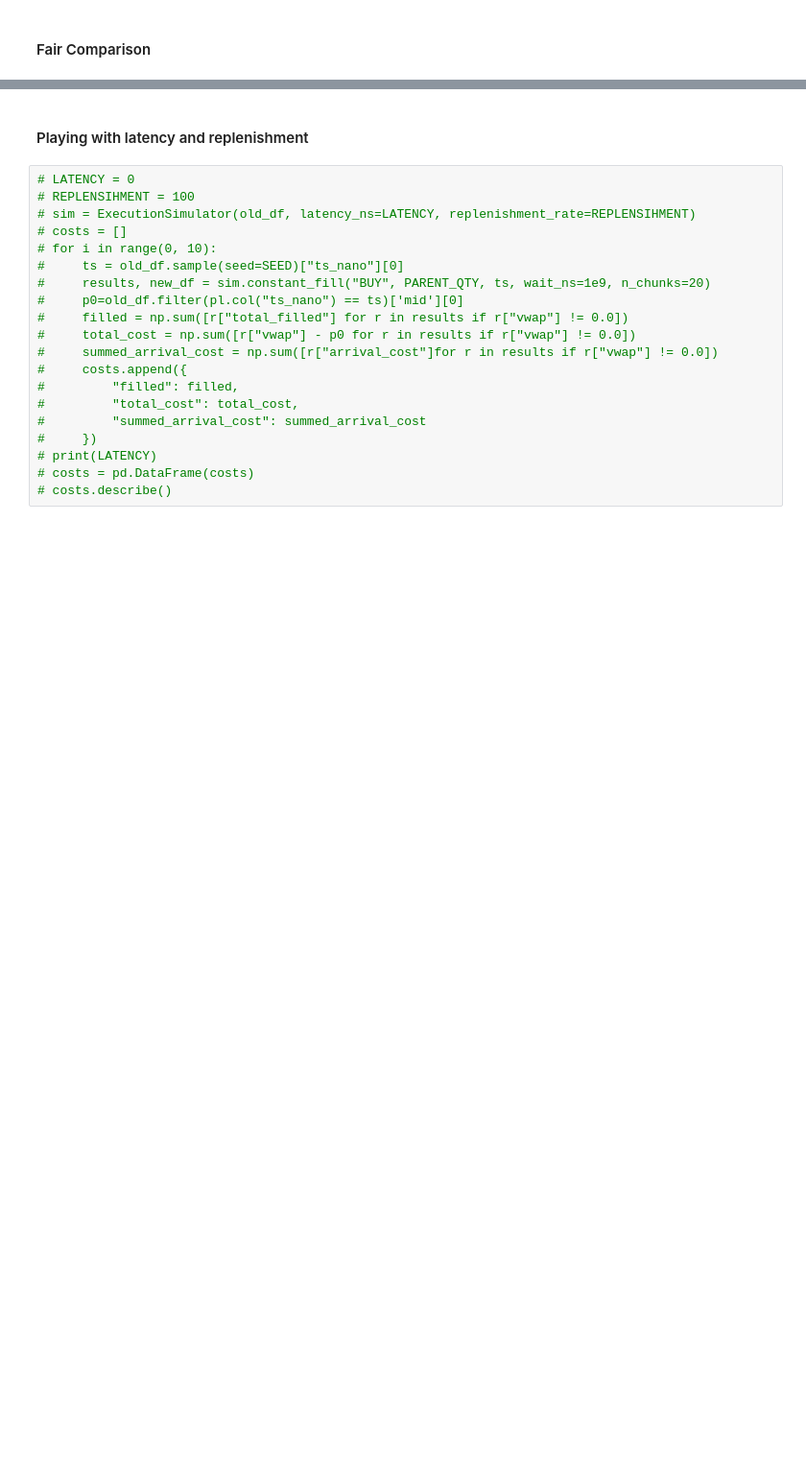
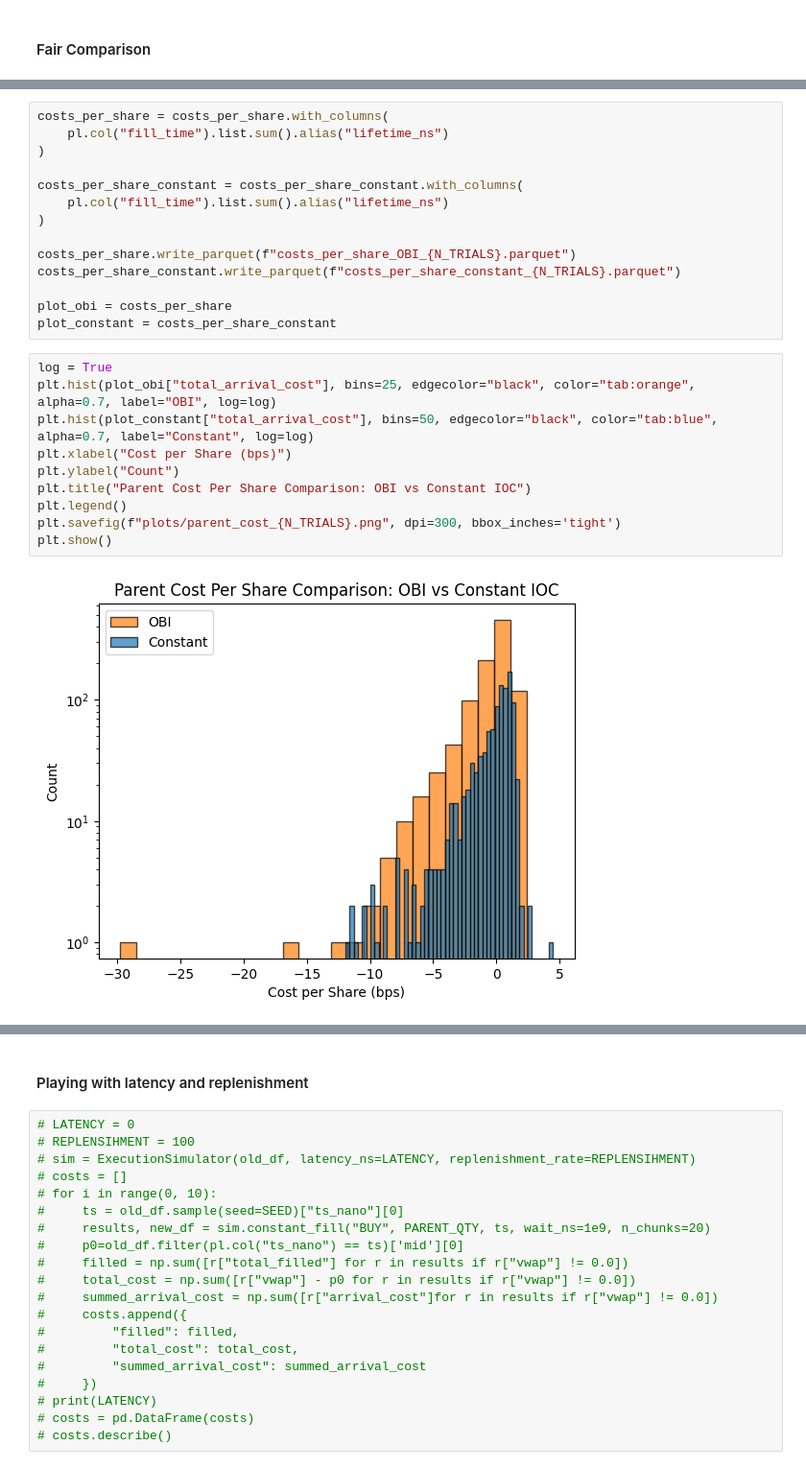
Before and after one commit to MichaelCusackNelkin/SAF_Final_Project, a Jupyter notebook: whitepaper/code/milestone_clean.ipynb, the cells around one changed output, grey strips where cells are left out. Shown at 96% size. Saved outputs shown, nothing was run; the diff lists cells and outputs as text; blank space fills up the shorter version.

```diff
--- a/whitepaper/code/milestone_clean.ipynb
+++ b/whitepaper/code/milestone_clean.ipynb
@@ -449,0 +436,26 @@ costs.describe()
+# %%
+costs_per_share = costs_per_share.with_columns(
+    pl.col("fill_time").list.sum().alias("lifetime_ns")
+)
+
+costs_per_share_constant = costs_per_share_constant.with_columns(
+    pl.col("fill_time").list.sum().alias("lifetime_ns")
+)
+
+costs_per_share.write_parquet(f"costs_per_share_OBI_{N_TRIALS}.parquet")
+costs_per_share_constant.write_parquet(f"costs_per_share_constant_{N_TRIALS}.parquet")
+
+plot_obi = costs_per_share
+plot_constant = costs_per_share_constant
+# %%
+log = True
+plt.hist(plot_obi["total_arrival_cost"], bins=25, edgecolor="black", color="tab:orange", alpha=0.7, label="OBI", log=log)
+plt.hist(plot_constant["total_arrival_cost"], bins=50, edgecolor="black", color="tab:blue", alpha=0.7, label="Constant", log=log)
+plt.xlabel("Cost per Share (bps)")
+plt.ylabel("Count")
+plt.title("Parent Cost Per Share Comparison: OBI vs Constant IOC")
+plt.legend()
+plt.savefig(f"plots/parent_cost_{N_TRIALS}.png", dpi=300, bbox_inches='tight')
+plt.show()
+# %% [output]
+[figure, added]
```
Also changed, not shown: parts of 16 cells of this notebook, 14 other files.
